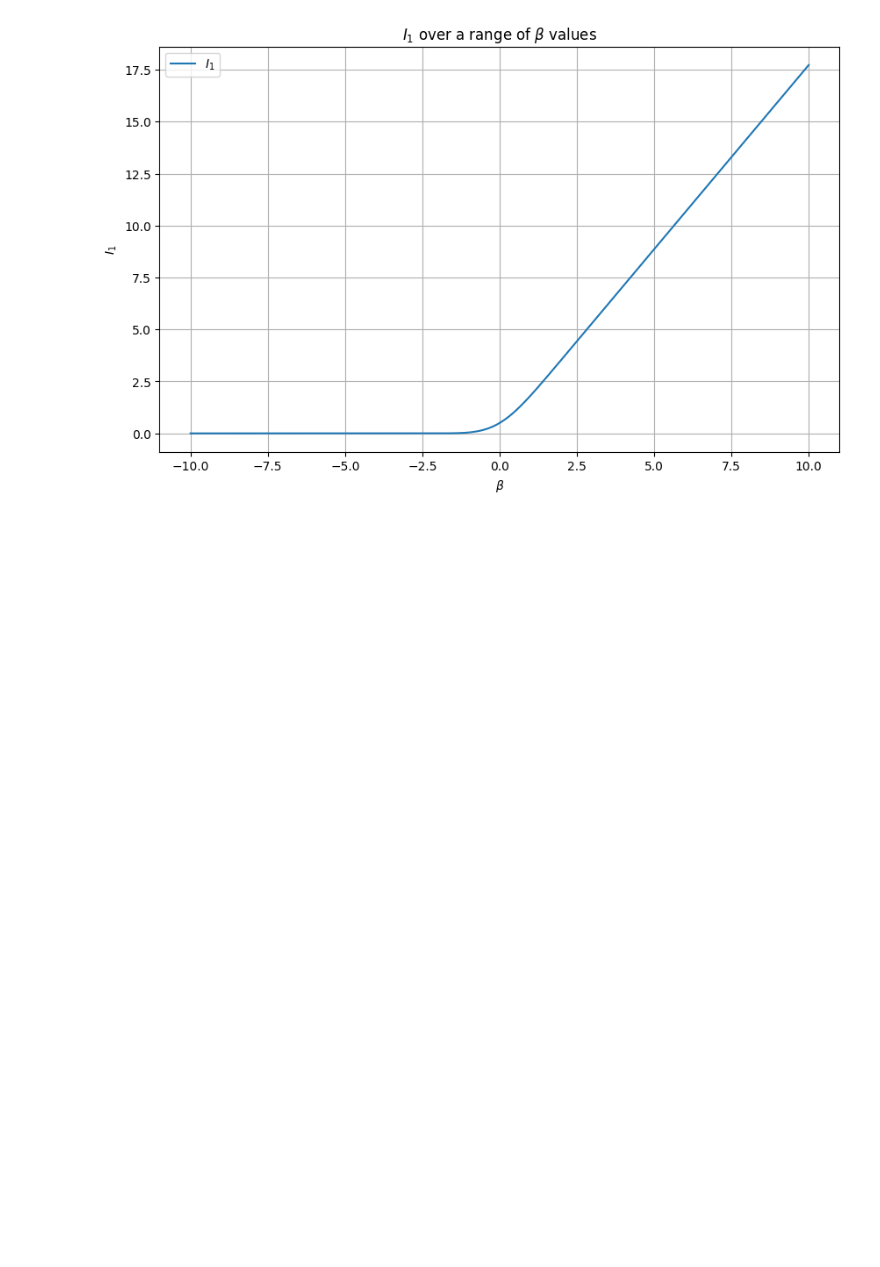
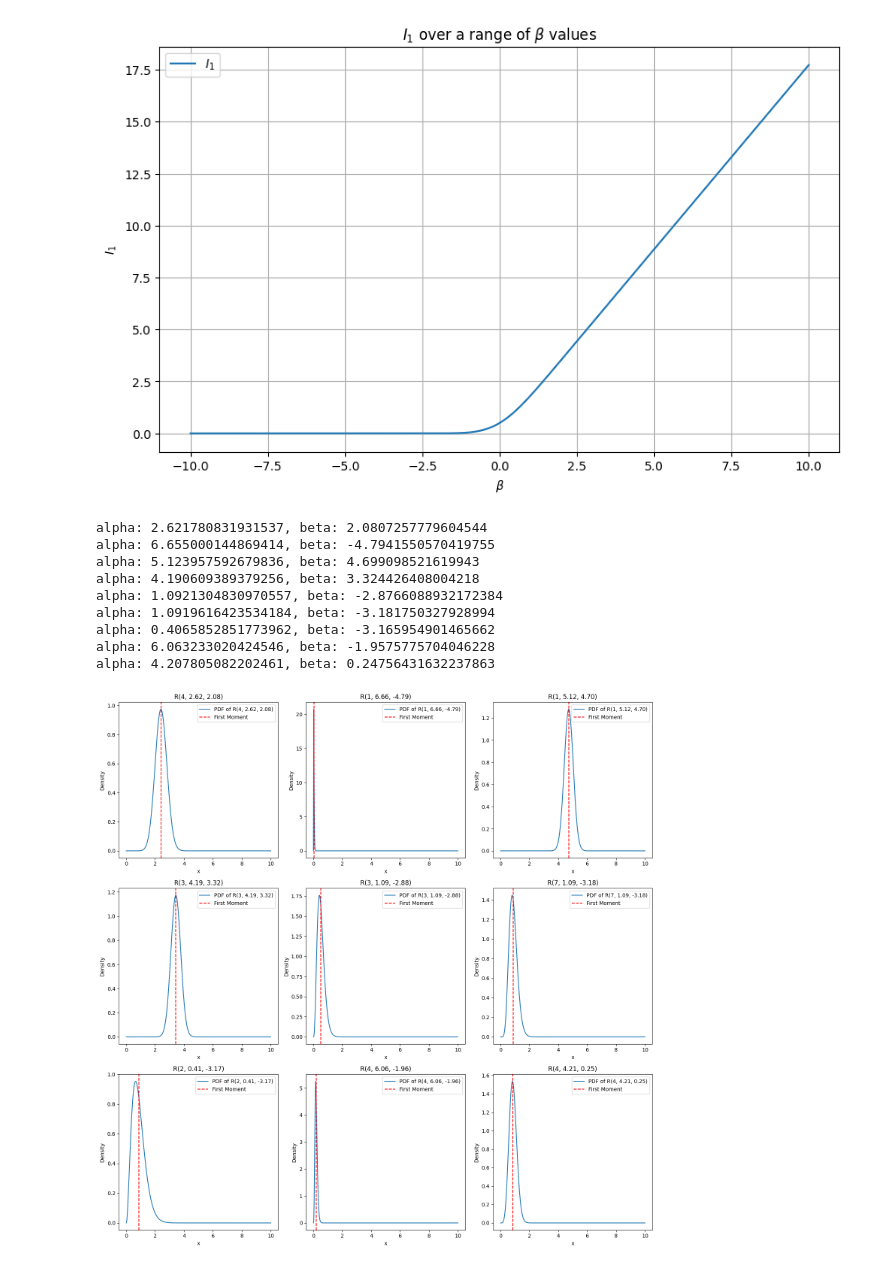
Before and after one commit to Dariyan-Khan/spectral_clustering_weighted_VI, a Jupyter notebook: check_r_dist.ipynb, the cells around one changed output. Drawn from its saved outputs; the diff is of its cells as text; code cells hidden in the pictures; blank space fills up the shorter version.

Commit message:
added some r_dist stuff, and everything runs right with no gamma

```diff
--- a/check_r_dist.ipynb
+++ b/check_r_dist.ipynb
@@ -570,3 +570,49 @@ beta_range = (-10, 10)
 plot_I_1_over_beta(alpha, beta_range)
 # %% [output]
 [figure]
+# %%
+import numpy as np
+import matplotlib.pyplot as plt
+from scipy.stats import norm
+from r_dist import R
+
+np.random.seed(42)  # For reproducibility
+alphas = np.random.uniform(0, 7, 9)
+betas = np.random.uniform(-5, 5, 9)
+
+# Define the range of x values for plotting the PDF
+x_values = np.linspace(0, 10, 400)
+
+fig, axes = plt.subplots(3, 3, figsize=(15, 15))
+axes = axes.flatten()
+
+for i in range(9):
+    d = np.random.randint(1, 8)  # d in [1, 7]
+    alpha = alphas[i]
+    beta = betas[i]
+
+    print(f"alpha: {alpha}, beta: {beta}")
+
+    distribution = R(d, alpha, beta)
+    pdf_values = distribution.pdf(x_values)
+
+    axes[i].plot(x_values, pdf_values, label=f'PDF of R({d}, {alpha:.2f}, {beta:.2f})')
+    axes[i].axvline(distribution.first_moment, color='red', linestyle='--', label='First Moment')
+    axes[i].legend()
+    axes[i].set_title(f'R({d}, {alpha:.2f}, {beta:.2f})')
+    axes[i].set_xlabel('x')
+    axes[i].set_ylabel('Density')
+
+plt.tight_layout()
+plt.show()
+# %% [output]
+alpha: 2.621780831931537, beta: 2.0807257779604544
+alpha: 6.655000144869414, beta: -4.7941550570419755
+alpha: 5.123957592679836, beta: 4.699098521619943
+alpha: 4.190609389379256, beta: 3.324426408004218
+alpha: 1.0921304830970557, beta: -2.8766088932172384
+alpha: 1.0919616423534184, beta: -3.181750327928994
+alpha: 0.4065852851773962, beta: -3.165954901465662
+alpha: 6.063233020424546, beta: -1.9575775704046228
+alpha: 4.207805082202461, beta: 0.24756431632237863
+[figure, added]
```
Also changed, not shown: 4 other files.
